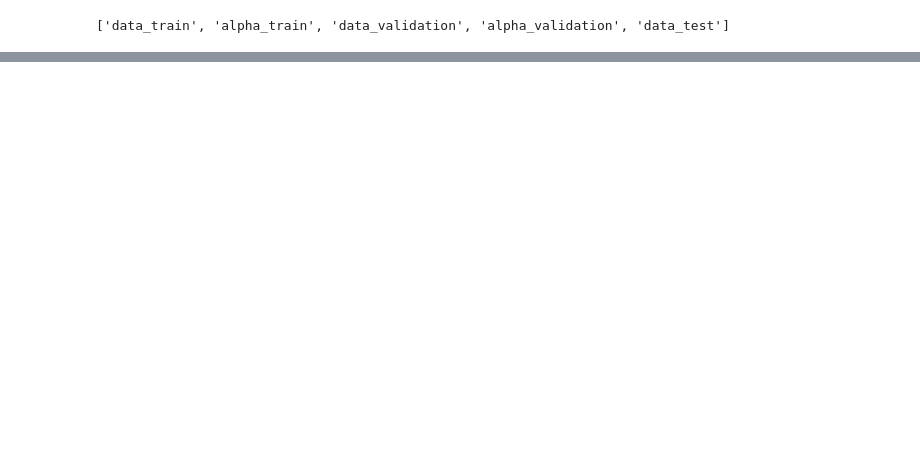
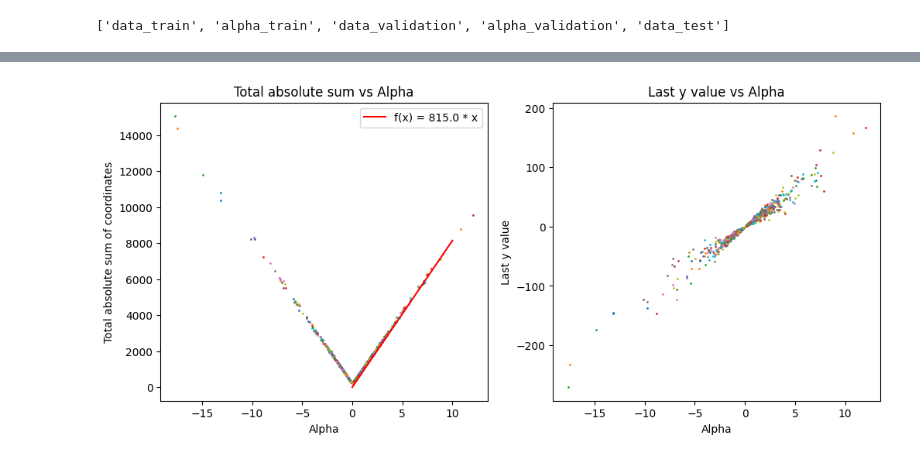
Before and after one commit to LoSpiri/jax-neural-odes, a Jupyter notebook: assignment_5/main.ipynb, the cells around one changed output, grey strips where cells are left out. Saved outputs shown, nothing was run; the diff lists cells and outputs as text; code cells hidden in the pictures; blank space fills up the shorter version.

```diff
--- a/assignment_5/main.ipynb
+++ b/assignment_5/main.ipynb
@@ -48,0 +54,32 @@ plt.show()
+# %%
+fig, axs = plt.subplots(1, 2, figsize=(12, 5))
+
+# total absolute sum vs alpha
+for i in range(data_train.shape[0]):
+    total_abs_sum = jnp.sum(jnp.abs(data_train[i]))
+    alpha_value = alpha_train[i]
+    axs[0].scatter(alpha_value, total_abs_sum, s=1)
+
+axs[0].set_xlabel("Alpha")
+axs[0].set_ylabel("Total absolute sum of coordinates")
+axs[0].set_title("Total absolute sum vs Alpha")
+
+x_vals = jnp.linspace(0, 10, 100)
+factor = 815.0
+y_vals = factor * x_vals
+axs[0].plot(x_vals, y_vals, color='red', linestyle='-', label=f'f(x) = {factor} * x')
+axs[0].legend()
+
+# last y value vs alpha
+for i in range(data_train.shape[0]):
+    last_y_value = data_train[i, -1, 1]
+    alpha_value = alpha_train[i]
+    axs[1].scatter(alpha_value, last_y_value, s=1)
+
+axs[1].set_xlabel("Alpha")
+axs[1].set_ylabel("Last y value")
+axs[1].set_title("Last y value vs Alpha")
+
+plt.show()
+# %% [output]
+[figure, added]
```
Also changed, not shown: parts of 3 cells of this notebook.
